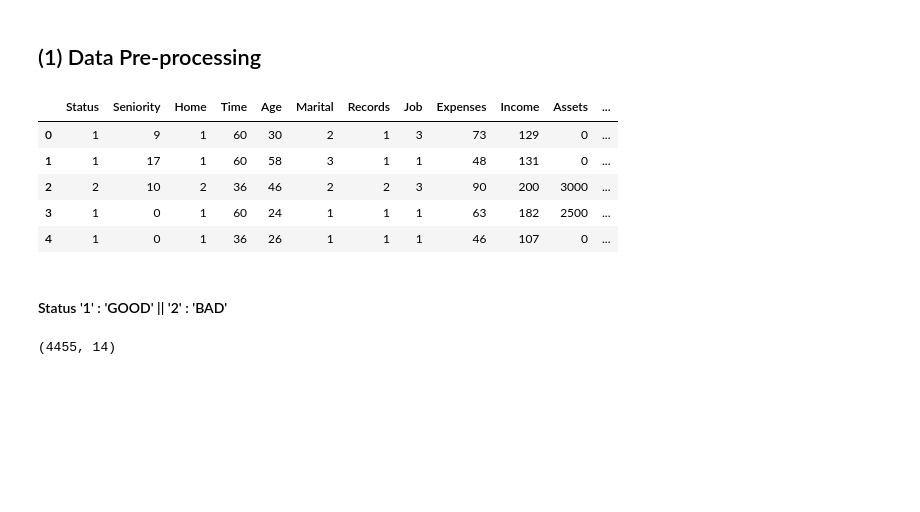
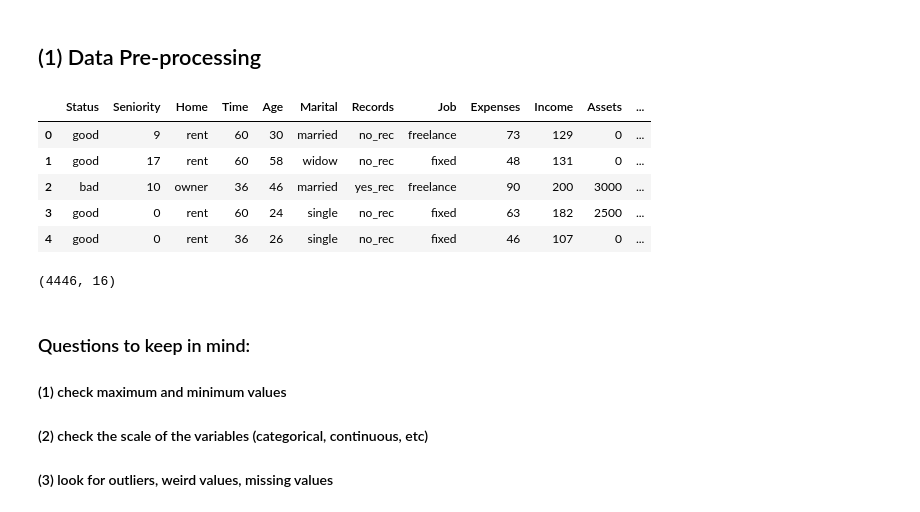
Before and after one commit to Purusharth07/Credit_Score_Analysis, a Jupyter notebook: Credit_Score.ipynb, the cells around one changed output. Drawn from its saved outputs; the diff is of its cells as text; code cells hidden in the pictures; blank space fills up the shorter version.

Commit message:
Preprocessing and Data Exploration Completed

```diff
--- a/Credit_Score.ipynb
+++ b/Credit_Score.ipynb
@@ -7,19 +9,22 @@ import seaborn as sns
 # %% [markdown]
 ## (1) Data Pre-processing
 # %%
-data = pd.read_csv("CreditScoring.csv")
+data = pd.read_csv("CreditScoring(After_Preprocessing).csv")
 data.head()
 # %% [output]
 |  | Status | Seniority | Home | Time | Age | Marital | Records | Job | Expenses | Income | Assets | ... |
-| 0 | 1 | 9 | 1 | 60 | 30 | 2 | 1 | 3 | 73 | 129 | 0 | ... |
-| 1 | 1 | 17 | 1 | 60 | 58 | 3 | 1 | 1 | 48 | 131 | 0 | ... |
-| 2 | 2 | 10 | 2 | 36 | 46 | 2 | 2 | 3 | 90 | 200 | 3000 | ... |
-| 3 | 1 | 0 | 1 | 60 | 24 | 1 | 1 | 1 | 63 | 182 | 2500 | ... |
-| 4 | 1 | 0 | 1 | 36 | 26 | 1 | 1 | 1 | 46 | 107 | 0 | ... |
+| 0 | good | 9 | rent | 60 | 30 | married | no_rec | freelance | 73 | 129 | 0 | ... |
+| 1 | good | 17 | rent | 60 | 58 | widow | no_rec | fixed | 48 | 131 | 0 | ... |
+| 2 | bad | 10 | owner | 36 | 46 | married | yes_rec | freelance | 90 | 200 | 3000 | ... |
+| 3 | good | 0 | rent | 60 | 24 | single | no_rec | fixed | 63 | 182 | 2500 | ... |
+| 4 | good | 0 | rent | 36 | 26 | single | no_rec | fixed | 46 | 107 | 0 | ... |
-# %% [markdown]
-#### Status '1' : 'GOOD'  || '2' : 'BAD'
 # %%
 ## Dataset Dimensions
 data.shape
 # %% [output]
-(4455, 14)
+(4446, 16)
+# %% [markdown]
+### Questions to keep in mind:
+#### (1) check maximum and minimum values
+#### (2) check the scale of the variables (categorical, continuous, etc)
+#### (3) look for outliers, weird values, missing values
```
Also changed, not shown: parts of 29 cells of this notebook.
